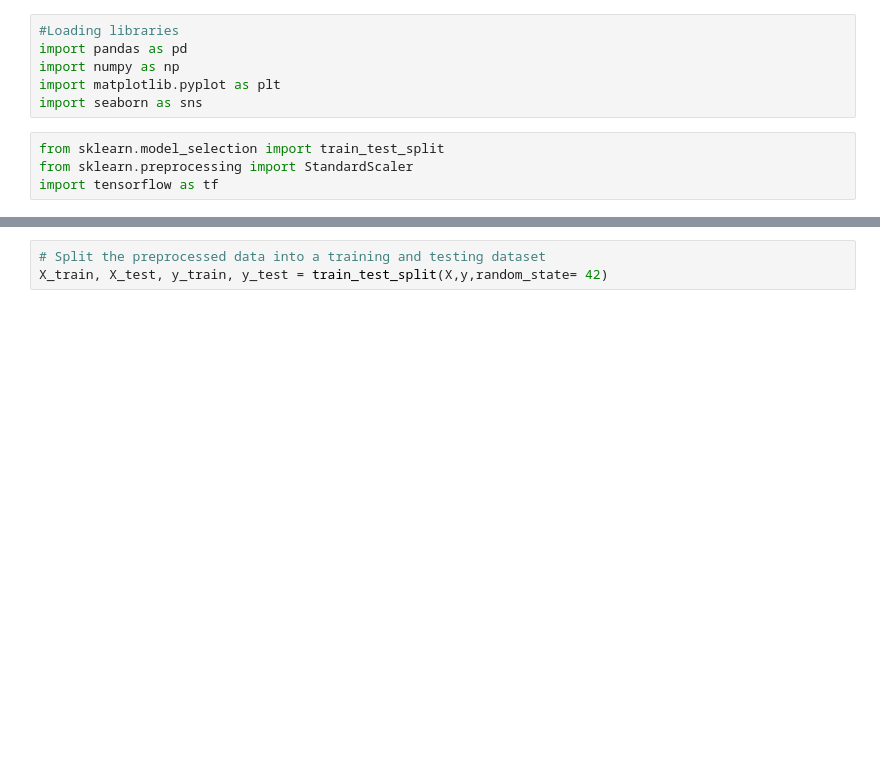
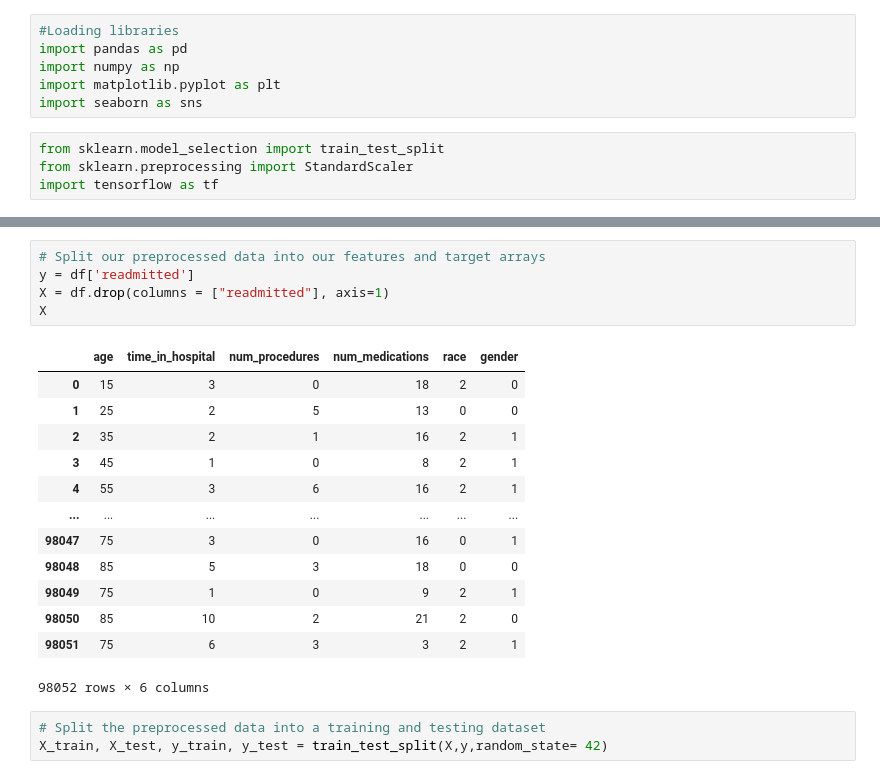
Before and after one commit to uvineet53/optum_22, a Jupyter notebook: diabetes_nn_model.ipynb, the cells around one changed output, grey strips where cells are left out. Saved outputs shown, nothing was run; the diff lists cells and outputs as text; blank space fills up the shorter version.

```diff
--- a/diabetes_nn_model.ipynb
+++ b/diabetes_nn_model.ipynb
@@ -142,3 +40,22 @@ array([[ 5,  1,  0,  1,  3,  0],
+# %%
+# Split our preprocessed data into our features and target arrays
+y = df['readmitted']
+X = df.drop(columns = ["readmitted"], axis=1)
+X
+# %% [output]
+|  | age | time_in_hospital | num_procedures | num_medications | race | gender |
+| 0 | 15 | 3 | 0 | 18 | 2 | 0 |
+| 1 | 25 | 2 | 5 | 13 | 0 | 0 |
+| 2 | 35 | 2 | 1 | 16 | 2 | 1 |
+| 3 | 45 | 1 | 0 | 8 | 2 | 1 |
+| 4 | 55 | 3 | 6 | 16 | 2 | 1 |
+| ... | ... | ... | ... | ... | ... | ... |
+| 98047 | 75 | 3 | 0 | 16 | 0 | 1 |
+| 98048 | 85 | 5 | 3 | 18 | 0 | 0 |
+| 98049 | 75 | 1 | 0 | 9 | 2 | 1 |
+| 98050 | 85 | 10 | 2 | 21 | 2 | 0 |
+| 98051 | 75 | 6 | 3 | 3 | 2 | 1 |
+98052 rows × 6 columns
 # %%
 # Split the preprocessed data into a training and testing dataset
 X_train, X_test, y_train, y_test = train_test_split(X,y,random_state= 42)
```
Also changed, not shown: parts of 19 cells of this notebook.
